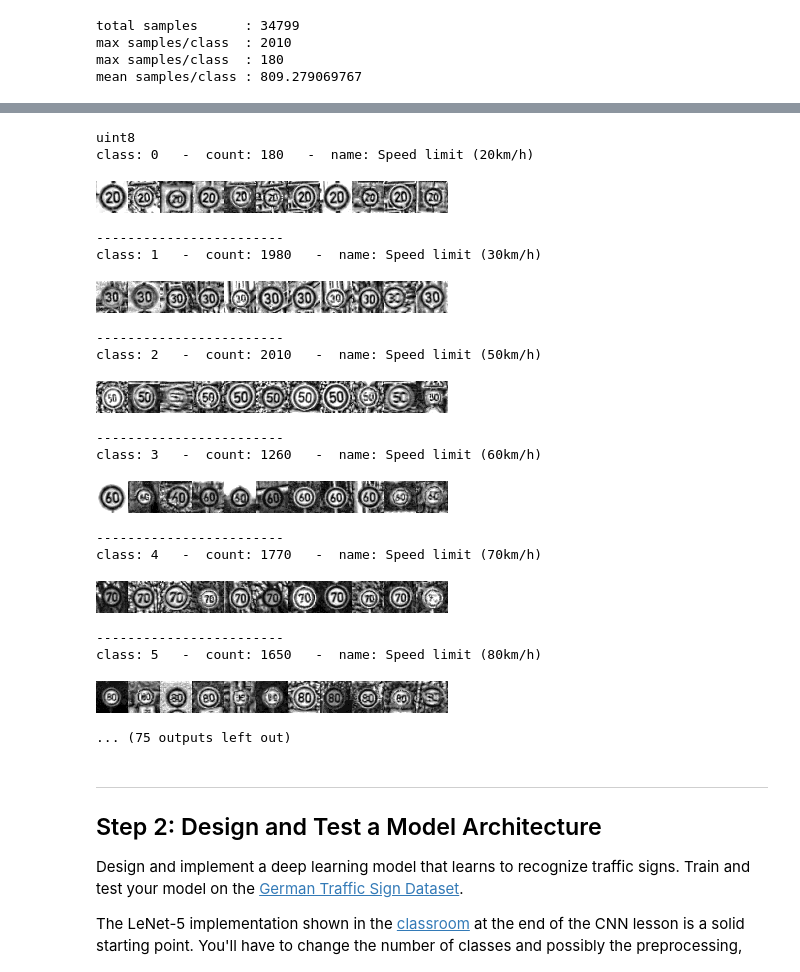
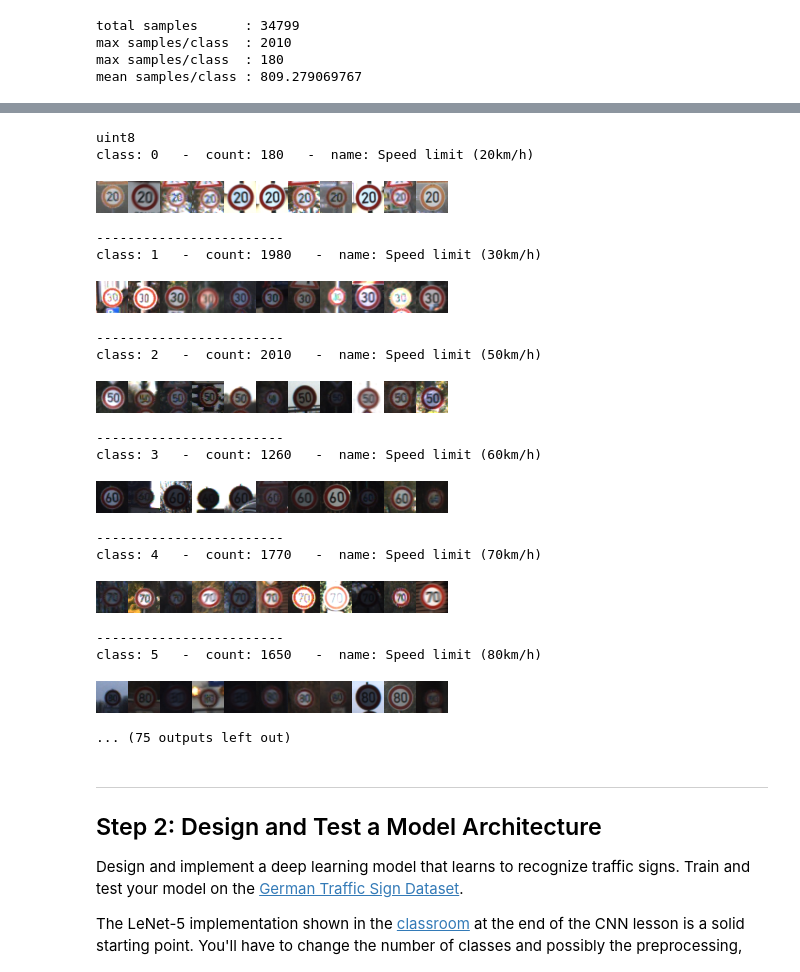
Before and after one commit to lajos/CarND-Traffic-Sign-Classifier-Project, a Jupyter notebook: Traffic_Sign_Classifier.ipynb, the cells around one changed output, grey strips where cells are left out. Saved outputs shown, nothing was run; the diff lists cells and outputs as text; code cells hidden in the pictures.

Commit message:
www image test

```diff
--- a/Traffic_Sign_Classifier.ipynb
+++ b/Traffic_Sign_Classifier.ipynb
@@ -322,40 +322,42 @@ def rgb2Lab(img):
 print(X_train.dtype)
 
 for c_id, c_index, c_count in zip(classes_id, classes_first_index, classes_count):
     print('class:',c_id,'  -  count:',c_count,'  -  name:',sign_names[c_id])
     #print(c_id, c_index, c_count)
     temp=[]
     for i in np.random.randint(c_index, high=c_index+c_count, size=11):
         labImg = rgb2Lab(X_train[i])
         labImg = labImg[:,:,0]
 
         #skimage adapthist
         with warnings.catch_warnings():
             warnings.simplefilter("ignore")
             skeq_img = img_equalize_adapthist(labImg)
-        temp.append(skeq_img*255)
+
+        temp.append(X_train[i])
+        #temp.append(skeq_img*255)
 
     showArray(temp,concat=True)
     print('------------------------')
 # %% [output]
 uint8
 class: 0   -  count: 180   -  name: Speed limit (20km/h)
-[figure, old version]
+[figure, new version]
 ------------------------
 class: 1   -  count: 1980   -  name: Speed limit (30km/h)
-[figure, old version]
+[figure, new version]
 ------------------------
 class: 2   -  count: 2010   -  name: Speed limit (50km/h)
-[figure, old version]
+[figure, new version]
 ------------------------
 class: 3   -  count: 1260   -  name: Speed limit (60km/h)
-[figure, old version]
+[figure, new version]
 ------------------------
 class: 4   -  count: 1770   -  name: Speed limit (70km/h)
-[figure, old version]
+[figure, new version]
 ------------------------
 class: 5   -  count: 1650   -  name: Speed limit (80km/h)
-[figure, old version]
+[figure, new version]
 ... (75 outputs left out)
 # %% [markdown]
 ----
```
Also changed, not shown: parts of 1 cell of this notebook, 48 other files.
